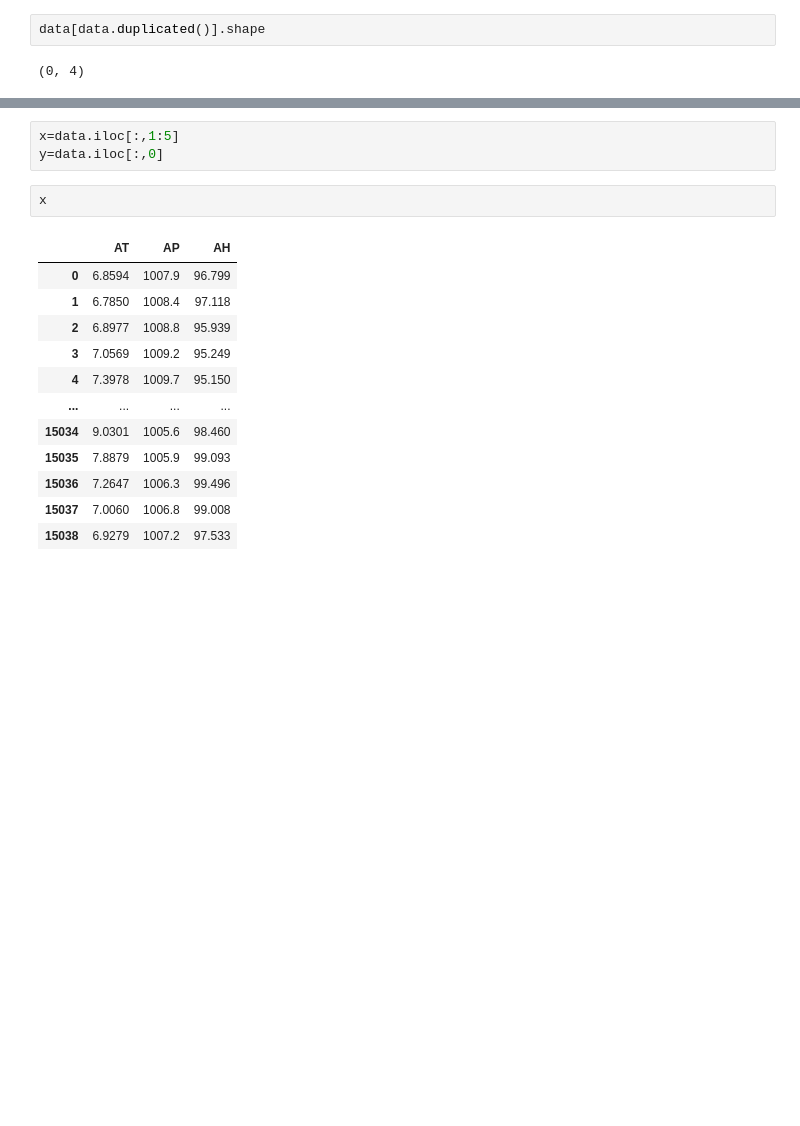
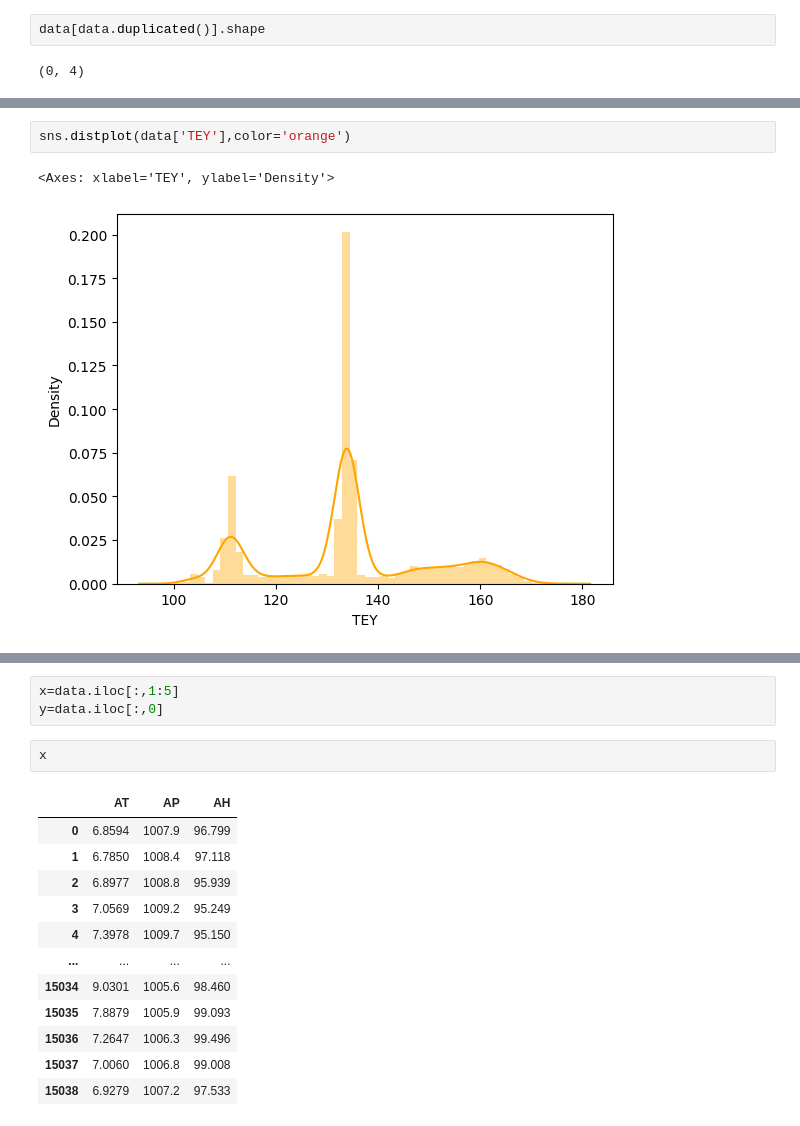
Before and after one commit to swanandiparnaik/DS_assignment, a Jupyter notebook: Gas_turbine_neural_network_.ipynb, the cells around one changed output, grey strips where cells are left out. Drawn from its saved outputs; the diff is of its cells as text; blank space fills up the shorter version.

```diff
--- a/Gas_turbine_neural_network_.ipynb
+++ b/Gas_turbine_neural_network_.ipynb
@@ -75,0 +91,5 @@ data[data.duplicated()].shape
+# %%
+sns.distplot(data['TEY'],color='orange')
+# %% [output]
+<Axes: xlabel='TEY', ylabel='Density'>
+[figure, added]
```
Also changed, not shown: parts of 14 cells of this notebook.
